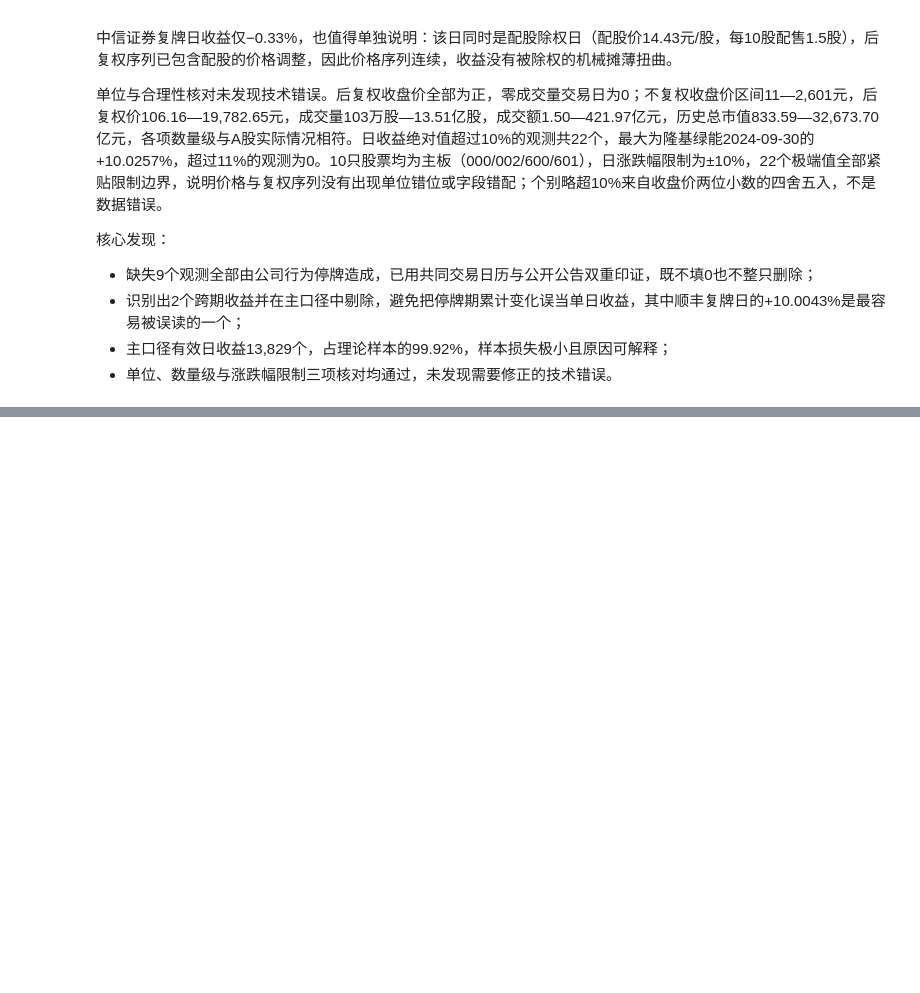
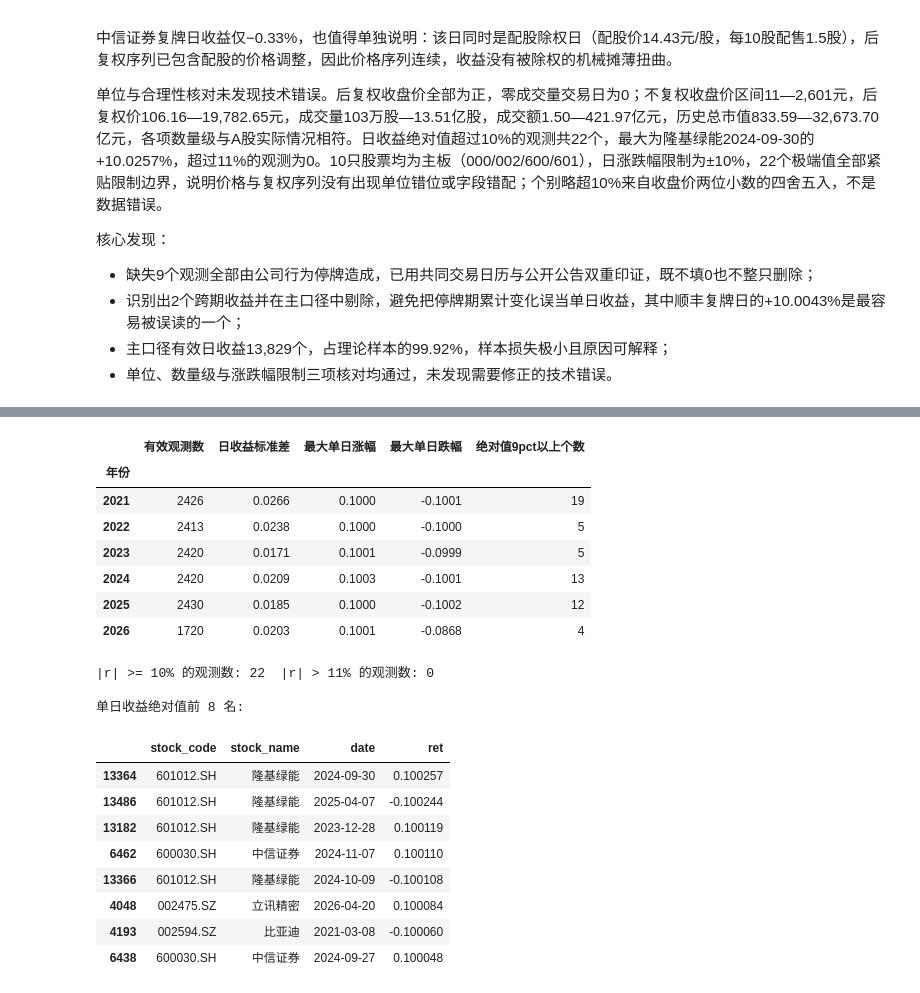
Before and after one commit to Jaremy112/fineco-homework, a Jupyter notebook: hw-02/hw_02-1.ipynb, the cells around one changed output, grey strips where cells are left out. Saved outputs shown, nothing was run; the diff lists cells and outputs as text; code cells hidden in the pictures; blank space fills up the shorter version.

```diff
--- a/hw-02/hw_02-1.ipynb
+++ b/hw-02/hw_02-1.ipynb
@@ -435,0 +576,38 @@ display(d.loc[d["cross_period"], ["stock_code", "stock_name", "date", "skipped_d
+# %%
+# 异常波动检查：分年统计与极值清单
+ret_all = d.loc[d["date"] >= "2021-01-01", ["stock_code", "stock_name", "date", "ret"]].dropna(subset=["ret"])
+by_year = ret_all.assign(年份=ret_all["date"].dt.year).groupby("年份").agg(
+    有效观测数=("ret", "size"), 日收益标准差=("ret", "std"),
+    最大单日涨幅=("ret", "max"), 最大单日跌幅=("ret", "min"),
+)
+# 阈值 9% 用于识别接近涨跌停的大幅波动观测
+by_year["绝对值9pct以上个数"] = ret_all.assign(
+    年份=ret_all["date"].dt.year).groupby("年份")["ret"].apply(lambda s: int((s.abs() >= 0.09).sum()))
+display(by_year.round(4))
+
+print("|r| >= 10% 的观测数:", int((ret_all["ret"].abs() >= 0.10).sum()),
+      " |r| > 11% 的观测数:", int((ret_all["ret"].abs() > 0.11).sum()))
+print("\n单日收益绝对值前 8 名:")
+display(ret_all.reindex(ret_all["ret"].abs().sort_values(ascending=False).index)
+        .head(8).assign(ret=lambda x: x["ret"].round(6)))
+# %% [output]
+|  | 有效观测数 | 日收益标准差 | 最大单日涨幅 | 最大单日跌幅 | 绝对值9pct以上个数 |
+| 年份 |  |  |  |  |  |
+| 2021 | 2426 | 0.0266 | 0.1000 | -0.1001 | 19 |
+| 2022 | 2413 | 0.0238 | 0.1000 | -0.1000 | 5 |
+| 2023 | 2420 | 0.0171 | 0.1001 | -0.0999 | 5 |
+| 2024 | 2420 | 0.0209 | 0.1003 | -0.1001 | 13 |
+| 2025 | 2430 | 0.0185 | 0.1000 | -0.1002 | 12 |
+| 2026 | 1720 | 0.0203 | 0.1001 | -0.0868 | 4 |
+|r| >= 10% 的观测数: 22  |r| > 11% 的观测数: 0
+
+单日收益绝对值前 8 名:
+|  | stock_code | stock_name | date | ret |
+| 13364 | 601012.SH | 隆基绿能 | 2024-09-30 | 0.100257 |
+| 13486 | 601012.SH | 隆基绿能 | 2025-04-07 | -0.100244 |
+| 13182 | 601012.SH | 隆基绿能 | 2023-12-28 | 0.100119 |
+| 6462 | 600030.SH | 中信证券 | 2024-11-07 | 0.100110 |
+| 13366 | 601012.SH | 隆基绿能 | 2024-10-09 | -0.100108 |
+| 4048 | 002475.SZ | 立讯精密 | 2026-04-20 | 0.100084 |
+| 4193 | 002594.SZ | 比亚迪 | 2021-03-08 | -0.100060 |
+| 6438 | 600030.SH | 中信证券 | 2024-09-27 | 0.100048 |
```
Also changed, not shown: parts of 9 cells of this notebook, 3 other files.
